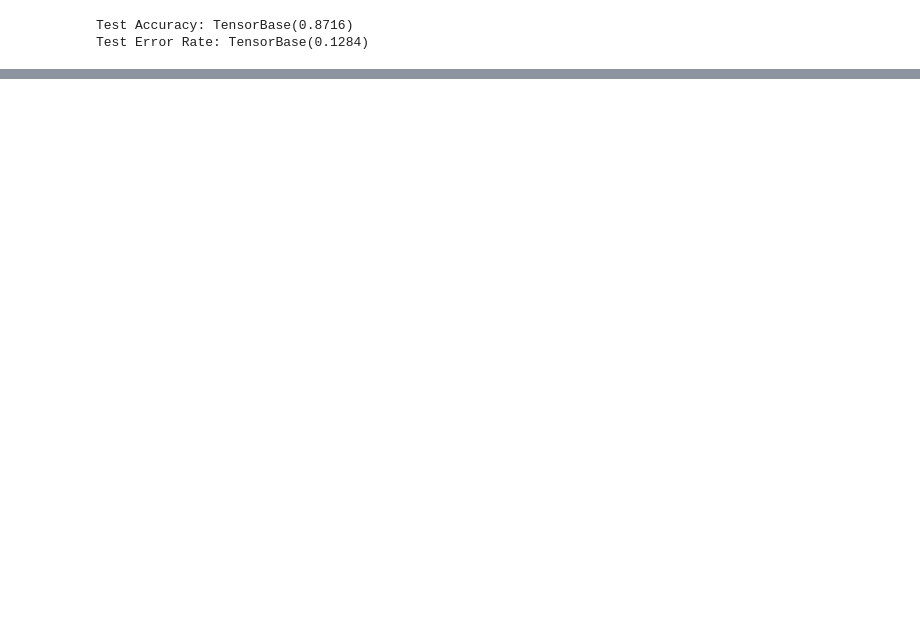
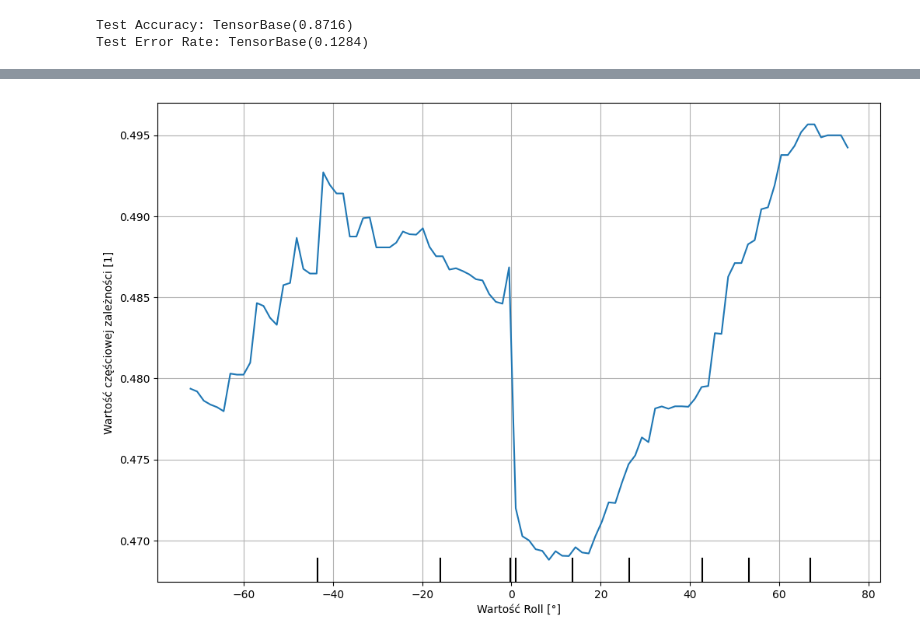
Before and after one commit to AdrianPanasiewicz/Drowsiness_detection_system, a Jupyter notebook: Workspace/Models/validating_on_test_dataset.ipynb, the cells around one changed output, grey strips where cells are left out. Cells and saved outputs as stored; diff of their text form; code cells hidden in the pictures; blank space fills up the shorter version.

```diff
--- a/Workspace/Models/validating_on_test_dataset.ipynb
+++ b/Workspace/Models/validating_on_test_dataset.ipynb
@@ -98,0 +163,17 @@ Test Error Rate: TensorBase(0.1284)
+# %%
+
+fig, ax = plt.subplots(figsize=(12, 8))
+
+pdp = PartialDependenceDisplay.from_estimator(
+    rf,
+    test_xs,
+    ['Roll'],
+    ax=ax,
+)
+
+pdp.axes_[0][0].set_ylabel("Wartość częściowej zależności [1]")
+pdp.axes_[0][0].set_xlabel("Wartość Roll [°]")
+pdp.axes_[0][0].grid(True)
+plt.show()
+# %% [output]
+[figure, added]
```
Also changed, not shown: parts of 5 cells of this notebook, 3 other files.
